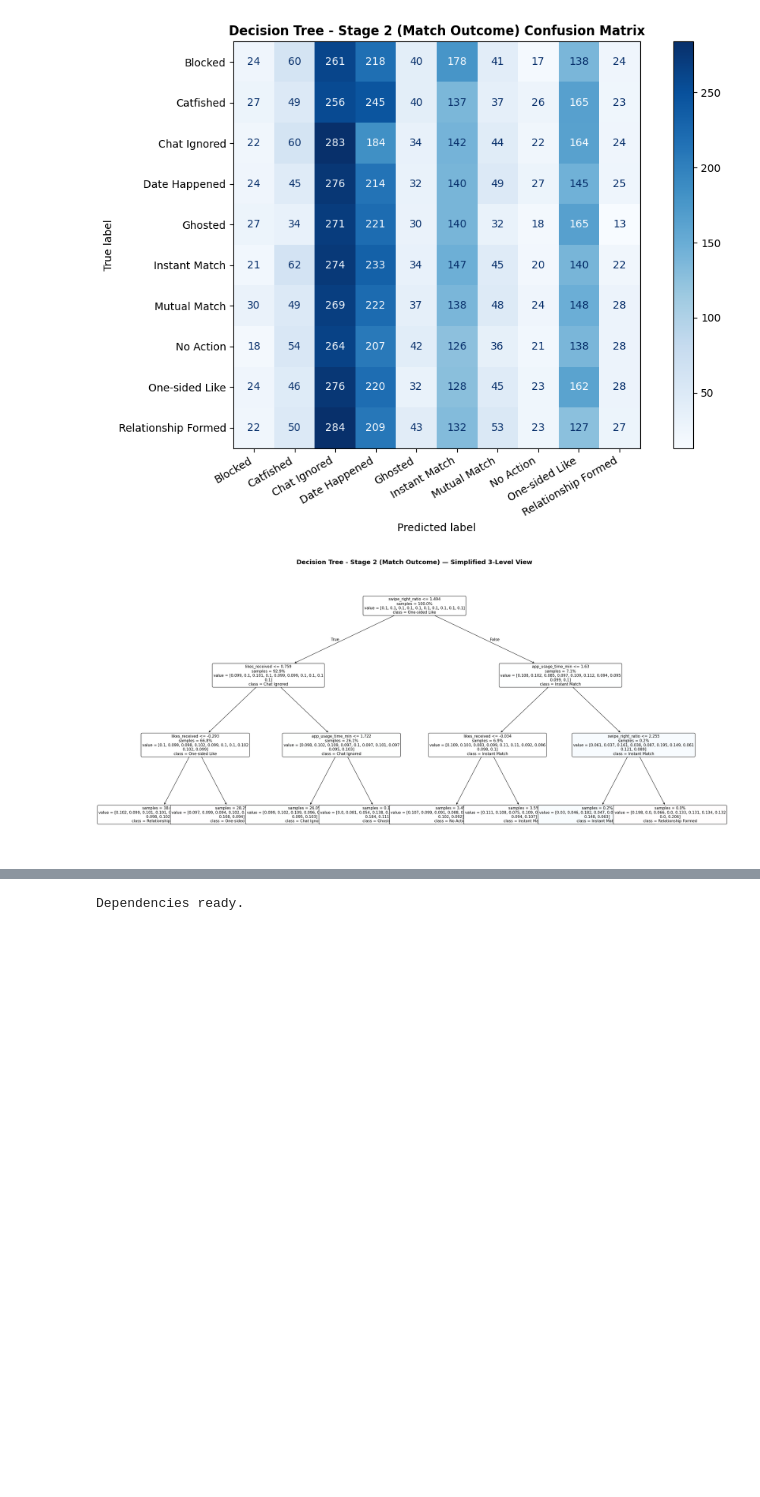
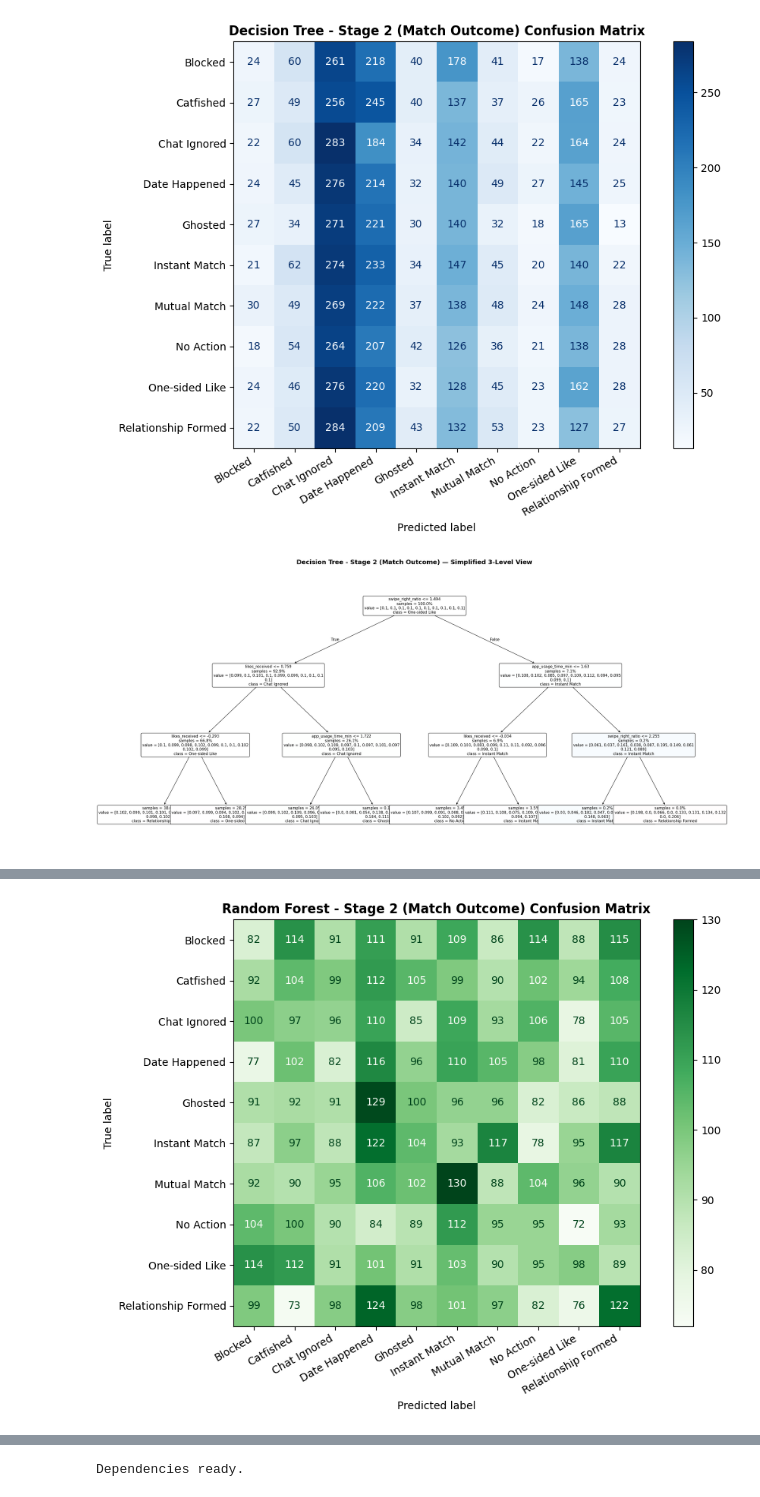
Before and after one commit to Lievaashini/Lieva---ML, a Jupyter notebook: wid3006_assignment_data_cleaning.ipynb, the cells around one changed output, grey strips where cells are left out. Cells and saved outputs as stored; diff of their text form; code cells hidden in the pictures; blank space fills up the shorter version.

```diff
--- a/wid3006_assignment_data_cleaning.ipynb
+++ b/wid3006_assignment_data_cleaning.ipynb
@@ -1020,0 +910,94 @@ separates the classes
+# %%
+# ============================================================
+#  RANDOM FOREST — STAGE 2: PREDICT MATCH OUTCOME
+#  (behaviour + predicted interest from Stage 1)
+# ============================================================
+
+
+# ----- Build features: behaviour + predicted interest -----
+X2_train = X_train_final.copy()
+X2_test  = X_test_final.copy()
+X2_train['predicted_interest'] = le_feat.transform(rf_pred_train)
+X2_test['predicted_interest']  = le_feat.transform(rf_pred_test)
+
+
+# ----- Train the model -----
+rf_s2 = RandomForestClassifier(
+    n_estimators=300,
+    criterion='entropy',
+    max_depth=12,
+    min_samples_split=5,
+    min_samples_leaf=3,
+    max_features='sqrt',
+    class_weight='balanced',
+    bootstrap=True,
+    random_state=42,
+    n_jobs=-1
+)
+rf_s2.fit(X2_train, ym_train)
+rf_s2_pred = rf_s2.predict(X2_test)
+
+
+# ----- Accuracy & report -----
+print("Random Forest (Match Outcome) Accuracy:",
+      round(accuracy_score(ym_test, rf_s2_pred) * 100, 2), "%")
+print(classification_report(ym_test, rf_s2_pred))
+
+
+# ----- Confusion matrix -----
+cm = confusion_matrix(ym_test, rf_s2_pred, labels=list(rf_s2.classes_))
+disp = ConfusionMatrixDisplay(cm, display_labels=list(rf_s2.classes_))
+
+fig, ax = plt.subplots(figsize=(10, 7))
+disp.plot(ax=ax, cmap='Greens', colorbar=True)
+plt.title("Random Forest - Stage 2 (Match Outcome) Confusion Matrix", fontweight='bold')
+plt.xticks(rotation=30, ha='right')
+plt.tight_layout()
+plt.show()
+
+
+# ----- Feature importance bar chart -----
+importances = rf_s2.feature_importances_
+indices = np.argsort(importances)[::-1]
+
+fig, ax = plt.subplots(figsize=(12, 6))
+ax.bar(
+    range(len(importances)),
+    importances[indices],
+    color=plt.cm.RdYlGn(np.linspace(0.3, 0.9, len(importances))),
+    edgecolor='white'
+)
+ax.set_xticks(range(len(importances)))
+ax.set_xticklabels(
+    [X2_train.columns[i] for i in indices],
+    rotation=45, ha='right', fontsize=8
+)
+ax.set_title("Random Forest - Stage 2: Feature Importance for Match Outcome",
+             fontsize=16, fontweight='bold')
+ax.set_ylabel("Importance Score")
+ax.spines[['top', 'right']].set_visible(False)
+plt.tight_layout()
+plt.show()
+
+
+# ----- Sample tree (1 of 300, 3 tiers only) -----
+sample_tree = rf_s2.estimators_[0]
+
+fig, ax = plt.subplots(figsize=(22, 10))
+plot_tree(
+    sample_tree,
+    max_depth=3,
+    feature_names=X2_train.columns,
+    class_names=list(rf_s2.classes_),
+    filled=True,
+    rounded=True,
+    fontsize=12,
+    impurity=False,
+    proportion=True,
+    ax=ax
+)
+plt.title("Random Forest - Stage 2 Sample Tree (1 of 300, 3-Tier View)",
+          fontsize=18, fontweight='bold', pad=20)
+plt.tight_layout()
+plt.show()
+# %% [output]
@@ -1020,0 +1021 @@ separates the classes
+[figure, added]
```
Also changed, not shown: parts of 28 cells of this notebook.
